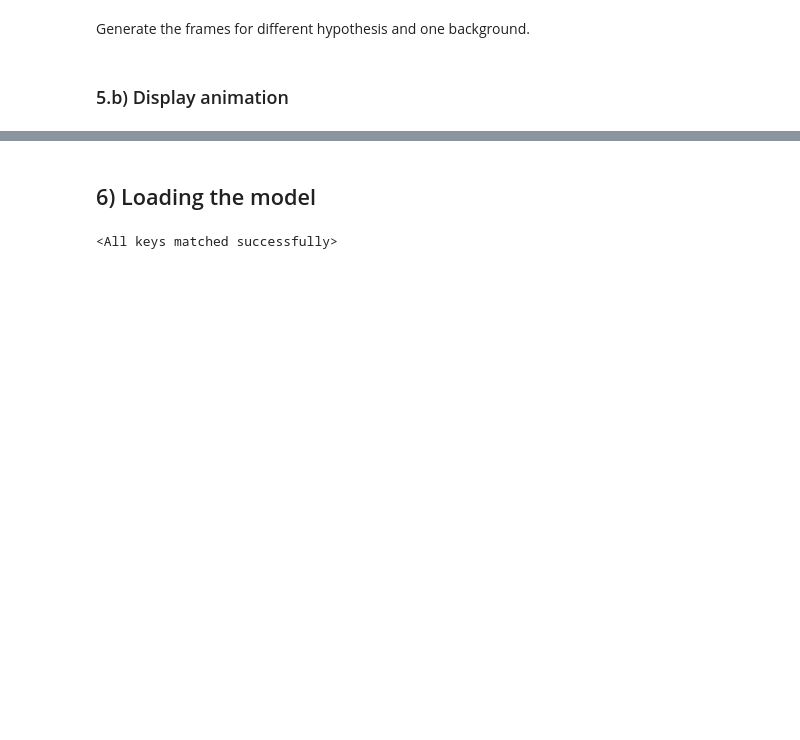
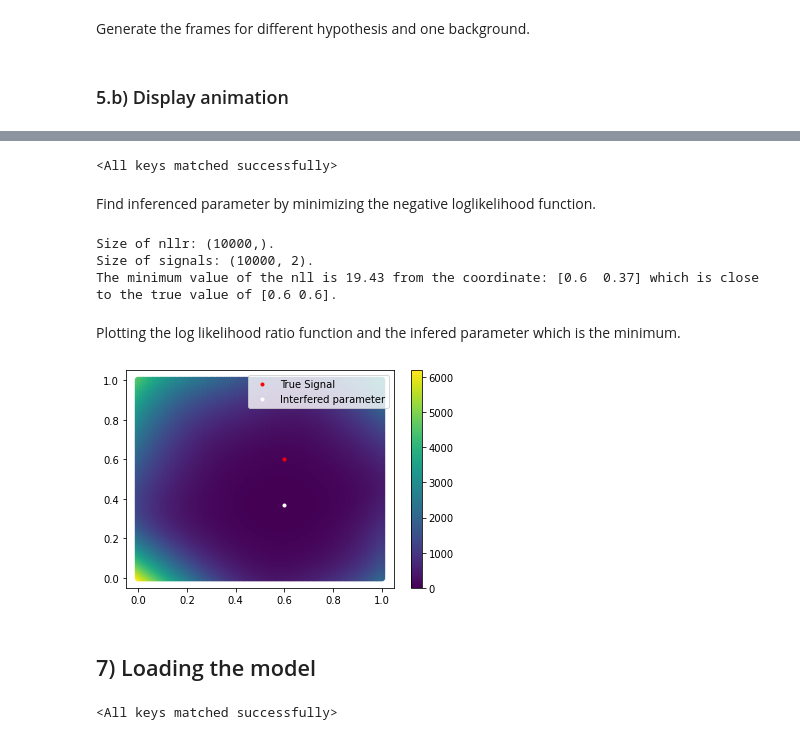
Before and after one commit to leonrenn/datascience_seminar, a Jupyter notebook: ParameterizedNeuralNetwork/PNN_2d.ipynb, the cells around one changed output, grey strips where cells are left out. Saved outputs shown, nothing was run; the diff lists cells and outputs as text; code cells hidden in the pictures; blank space fills up the shorter version.

```diff
--- a/ParameterizedNeuralNetwork/PNN_2d.ipynb
+++ b/ParameterizedNeuralNetwork/PNN_2d.ipynb
@@ -308,0 +329,9 @@ iio.imwrite('2d_signal.gif', frames)
+# %%
+# redefining the model to get output of last neuron
+# therefore load old model with adapted layer structure
+PATH: str = "/tmp/PNN_2d.pth"
+model  = ParameterizedNeuralNet(llr_analysis=True)
+PNN_state_dict = torch.load(os.getcwd()+PATH)
+model.load_state_dict(PNN_state_dict)
+# %% [output]
+<All keys matched successfully>
@@ -309,5 +381,37 @@ iio.imwrite('2d_signal.gif', frames)
+# %% [markdown]
+Find inferenced parameter by minimizing the negative loglikelihood function.
+# %%
+# size of nllr
+nllr = np.array(nllr)
+print(f"Size of nllr: {nllr.shape}.")
+
+# size of signals
+print(f"Size of signals: {signals.shape}.")
+
+# min and max values of nllr
+val, idx = min((val, idx) for (idx, val) in enumerate(nllr))
+print(f"The minimum value of the nll is {np.round(val,2)} from the coordinate: {np.round(signals[idx],2)} "\
+      f"which is close to the true value of {np.round(true_signal,2)}.")
+# %% [output]
+Size of nllr: (10000,).
+Size of signals: (10000, 2).
+The minimum value of the nll is 19.43 from the coordinate: [0.6  0.37] which is close to the true value of [0.6 0.6].
+# %% [markdown]
+Plotting the log likelihood ratio function and the infered parameter which is the minimum.
+# %%
+# shift nllr to 0 as minimum
+nllr_shift = nllr - nllr.min()
+
+plt.scatter(signals[:,0], signals[:,1], c=nllr_shift)
+plt.plot(true_signal[0], true_signal[1], "r.",label="True Signal")
+plt.plot(np.round(signals[idx],2)[0], np.round(signals[idx],2)[1], "w.",label="Interfered parameter")
+plt.colorbar()
+plt.legend()
+plt.show()
+# %% [output]
+[figure, added]
 # %% [markdown]
-## 6) Loading the model
+## 7) Loading the model
 # %%
 # path to file
 PATH: str = "/tmp/PNN_2d.pth"
```
Also changed, not shown: parts of 8 cells of this notebook, 3 other files.
